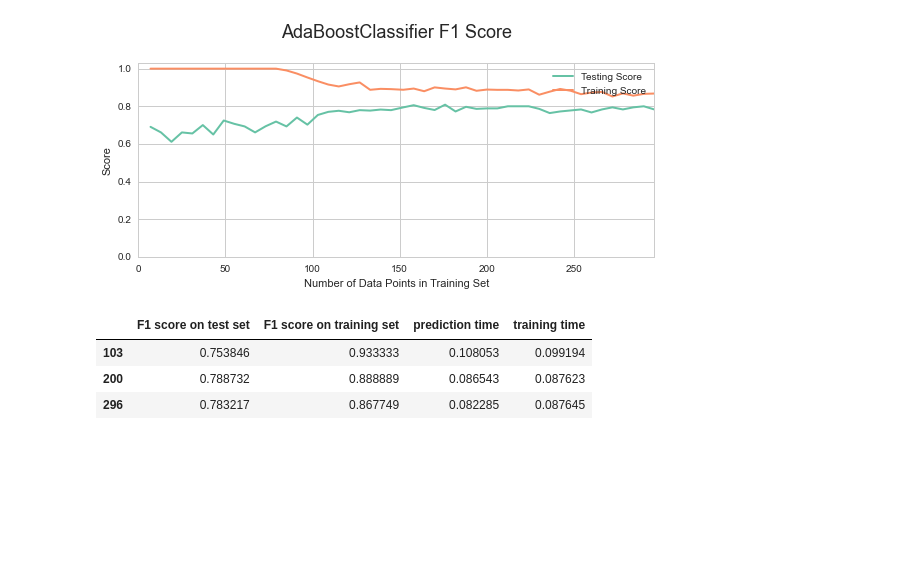
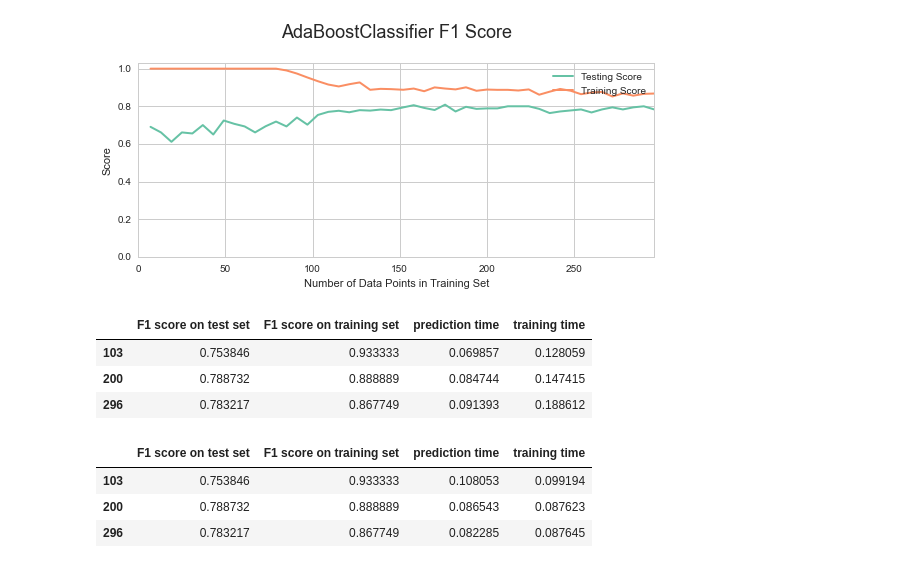
Before and after one commit to ucaiado/Student_Intervention, a Jupyter notebook: student_intervention.ipynb, the cells around one changed output. Drawn from its saved outputs; the diff is of its cells as text; code cells hidden in the pictures; blank space fills up the shorter version.

```diff
--- a/student_intervention.ipynb
+++ b/student_intervention.ipynb
@@ -691,6 +698,13 @@ makeTable(d_rtn, "DecisionTreeClassifier")
 learningCurve("AdaBoostClassifier")
 # %% [output]
 [figure]
+# %%
+makeTable(d_rtn, "AdaBoostClassifier")
+# %% [output]
+|  | F1 score on test set | F1 score on training set | prediction time | training time |
+| 103 | 0.753846 | 0.933333 | 0.069857 | 0.128059 |
+| 200 | 0.788732 | 0.888889 | 0.084744 | 0.147415 |
+| 296 | 0.783217 | 0.867749 | 0.091393 | 0.188612 |
 # %%
 makeTable(d_rtn, "AdaBoostClassifier")
 # %% [output]
```
Also changed, not shown: parts of 16 cells of this notebook.
